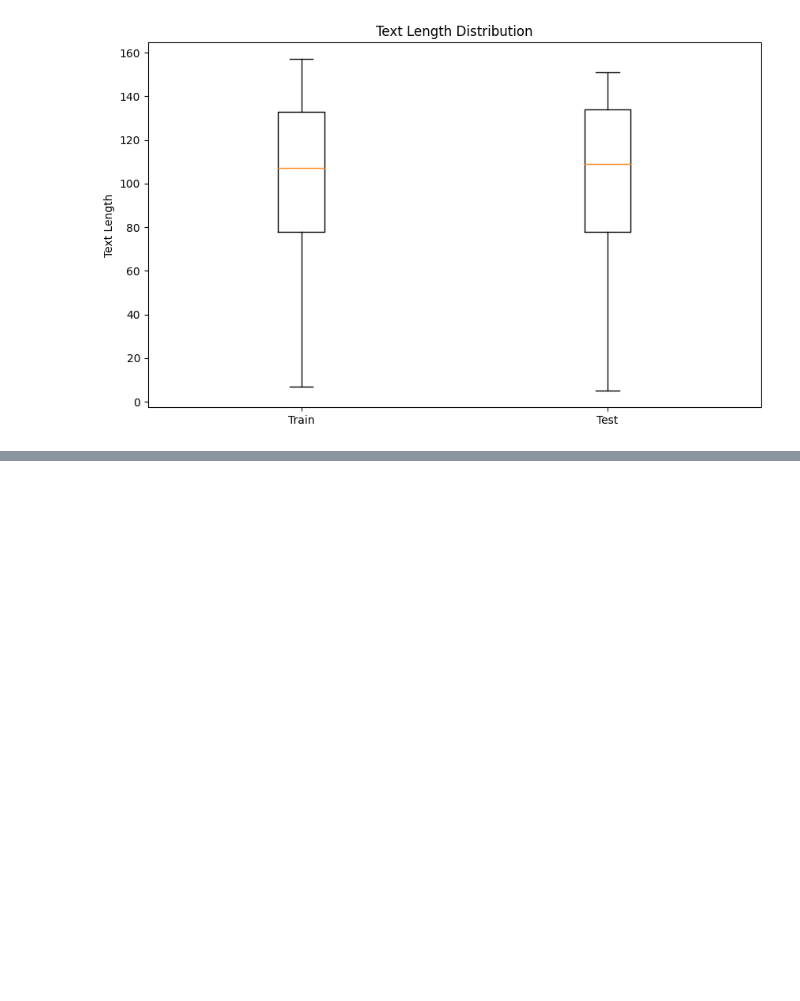
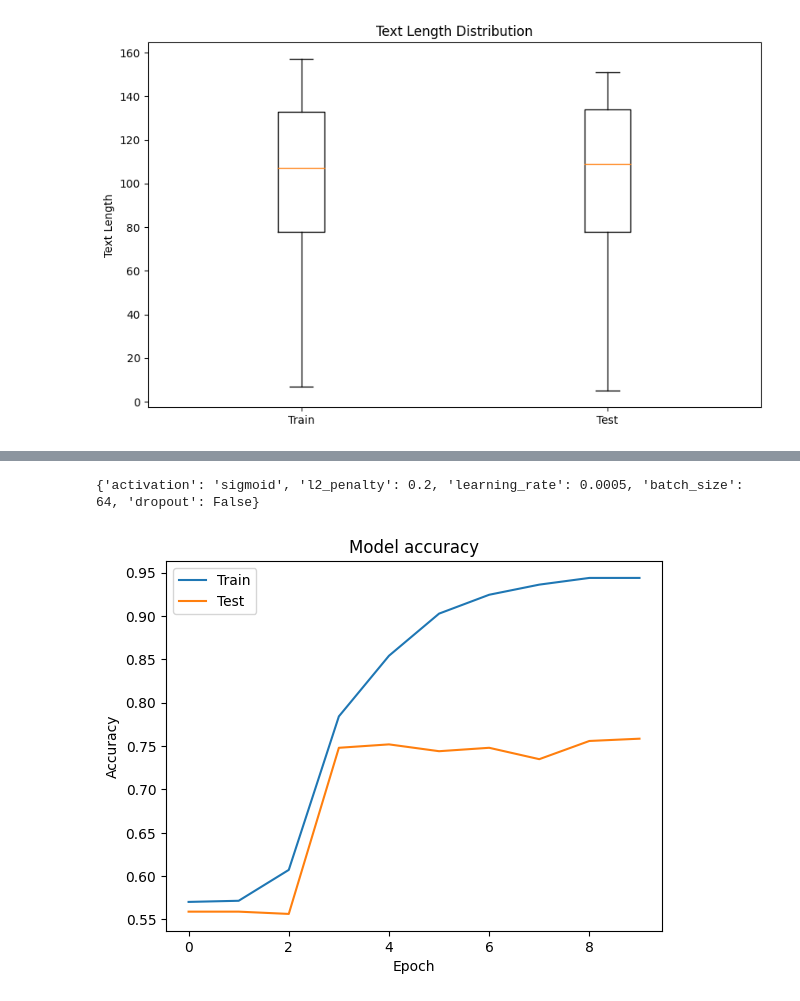
Before and after one commit to iffigueroa/kaggle-competitions, a Jupyter notebook: disaster-tweets-nlp.ipynb, the cells around one changed output, grey strips where cells are left out. Cells and saved outputs as stored; diff of their text form; code cells hidden in the pictures; blank space fills up the shorter version.

```diff
--- a/disaster-tweets-nlp.ipynb
+++ b/disaster-tweets-nlp.ipynb
@@ -126,0 +521,22 @@ Build and train your sequential neural network model (You may use any RNN family
+# %%
+# Assuming 'results' is your DataFrame
+best_params = {}
+columns = ['activation', 'l2_penalty', 'learning_rate', 'batch_size', 'dropout']
+
+for column in columns:
+    best_value = results.groupby(column)['accuracy'].mean().idxmax()
+    best_params[column] = best_value
+
+print(best_params)
+best_param_result = results.loc[
+    (results['learning_rate'] == best_params['learning_rate']) &
+    (results['batch_size'] == best_params['batch_size']) &
+    (results['l2_penalty'] == best_params['l2_penalty']) &
+    (results['dropout'] == best_params['dropout'])]
+print()
+# %% [output]
+{'activation': 'sigmoid', 'l2_penalty': 0.2, 'learning_rate': 0.0005, 'batch_size': 64, 'dropout': False}
+# %%
+plot_history(histories[best_param_result.index[0]])
+# %% [output]
+[figure, added]
```
Also changed, not shown: parts of 46 cells of this notebook.
